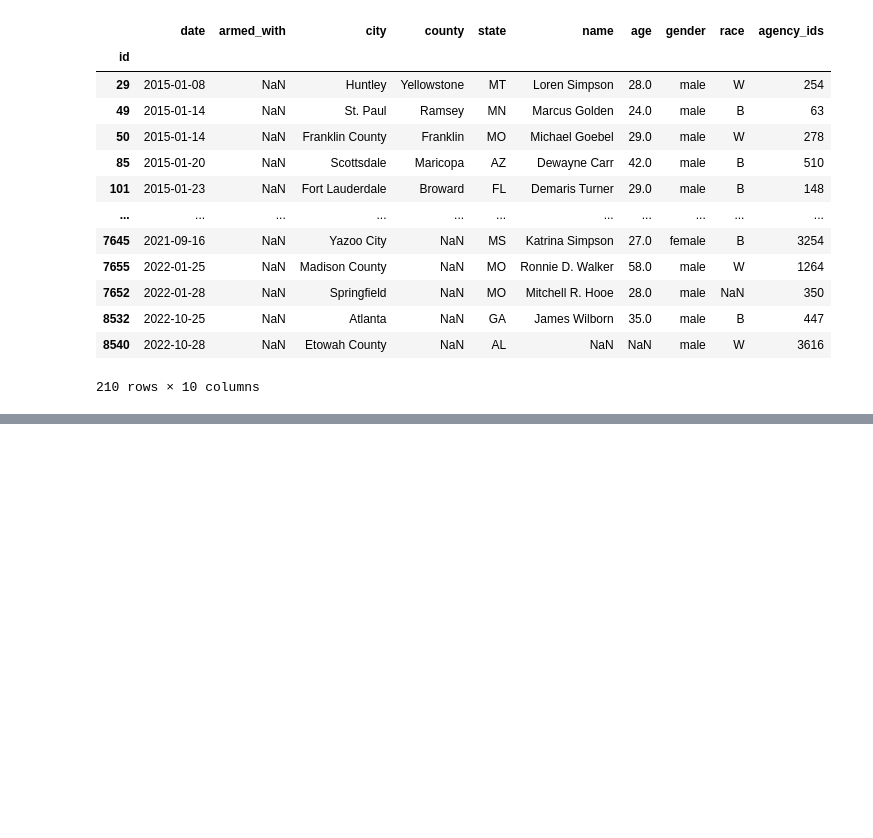
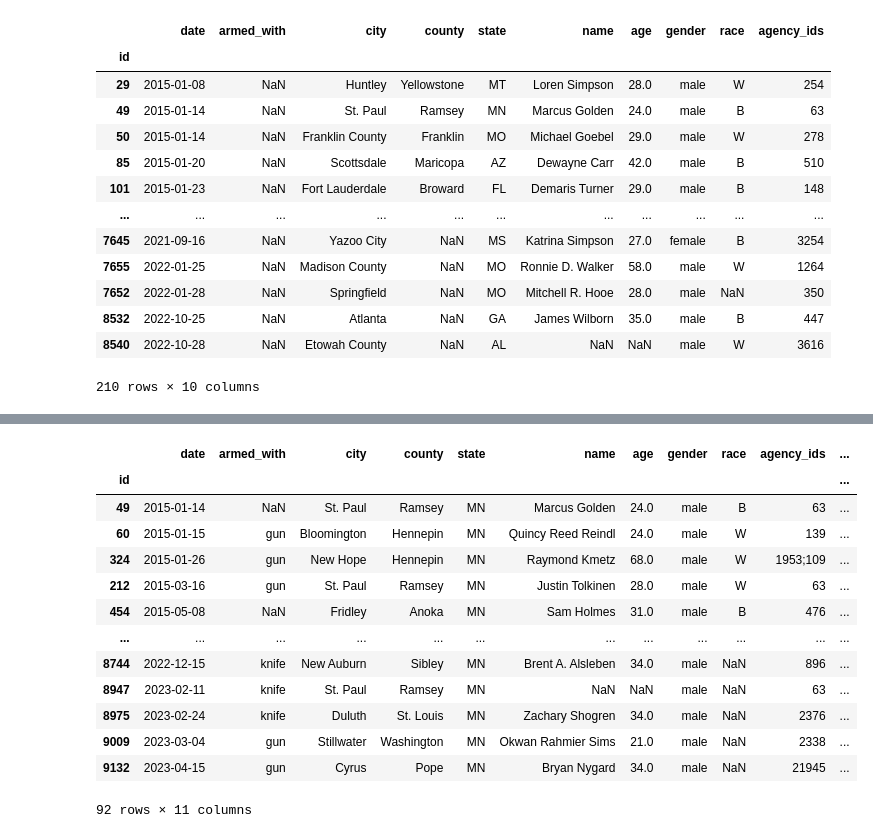
Before and after one commit to esantema/data-police-shootings, a Jupyter notebook: v2/Fatal_Shootings_Final.ipynb, the cells around one changed output, grey strips where cells are left out. Saved outputs shown, nothing was run; the diff lists cells and outputs as text; code cells hidden in the pictures; blank space fills up the shorter version.

```diff
--- a/v2/Fatal_Shootings_Final.ipynb
+++ b/v2/Fatal_Shootings_Final.ipynb
@@ -250,0 +293,18 @@ TypeError: Could not convert 2015-01-08 to numeric
+# %%
+mn_shootings_year = shootings_df.loc[shootings_df['state'] == 'MN']
+mn_shootings_year
+# %% [output]
+|  | date | armed_with | city | county | state | name | age | gender | race | agency_ids | ... |
+| id |  |  |  |  |  |  |  |  |  |  | ... |
+| 49 | 2015-01-14 | NaN | St. Paul | Ramsey | MN | Marcus Golden | 24.0 | male | B | 63 | ... |
+| 60 | 2015-01-15 | gun | Bloomington | Hennepin | MN | Quincy Reed Reindl | 24.0 | male | W | 139 | ... |
+| 324 | 2015-01-26 | gun | New Hope | Hennepin | MN | Raymond Kmetz | 68.0 | male | W | 1953;109 | ... |
+| 212 | 2015-03-16 | gun | St. Paul | Ramsey | MN | Justin Tolkinen | 28.0 | male | W | 63 | ... |
+| 454 | 2015-05-08 | NaN | Fridley | Anoka | MN | Sam Holmes | 31.0 | male | B | 476 | ... |
+| ... | ... | ... | ... | ... | ... | ... | ... | ... | ... | ... | ... |
+| 8744 | 2022-12-15 | knife | New Auburn | Sibley | MN | Brent A. Alsleben | 34.0 | male | NaN | 896 | ... |
+| 8947 | 2023-02-11 | knife | St. Paul | Ramsey | MN | NaN | NaN | male | NaN | 63 | ... |
+| 8975 | 2023-02-24 | knife | Duluth | St. Louis | MN | Zachary Shogren | 34.0 | male | NaN | 2376 | ... |
+| 9009 | 2023-03-04 | gun | Stillwater | Washington | MN | Okwan Rahmier Sims | 21.0 | male | NaN | 2338 | ... |
+| 9132 | 2023-04-15 | gun | Cyrus | Pope | MN | Bryan Nygard | 34.0 | male | NaN | 21945 | ... |
+92 rows × 11 columns
```
Also changed, not shown: parts of 9 cells of this notebook.
